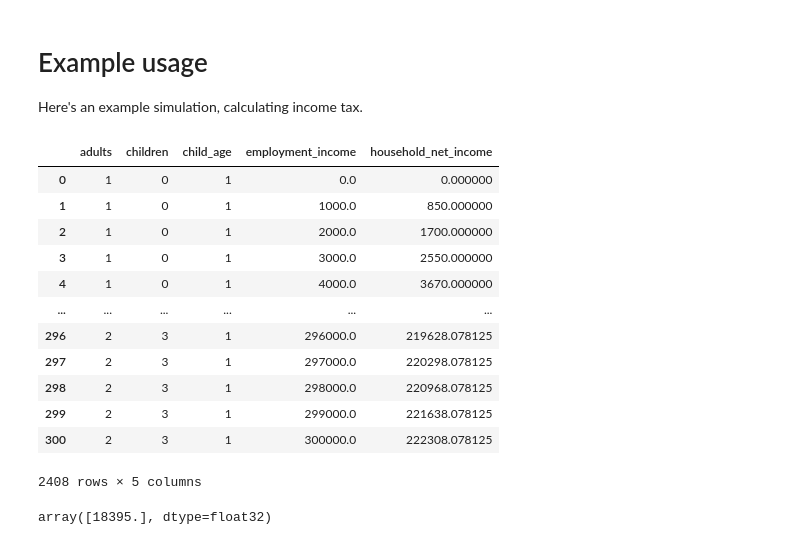
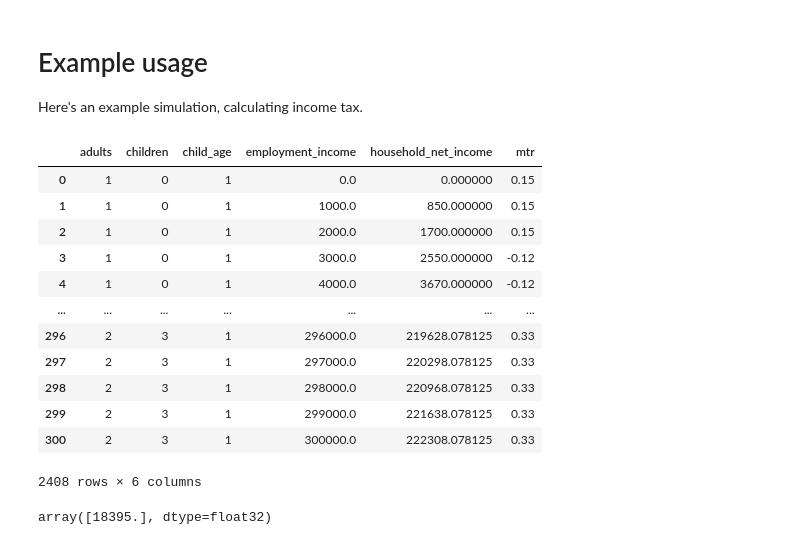
Before and after one commit to PolicyEngine/policyengine-canada, a Jupyter notebook: docs/household_net_income.ipynb, the cells around one changed output. Cells and saved outputs as stored; diff of their text form; code cells hidden in the pictures.

Commit message:
marginal tax rates

```diff
--- a/docs/household_net_income.ipynb
+++ b/docs/household_net_income.ipynb
@@ -26,47 +26,49 @@ def make_hh(adults, children, child_age):
         # Same impact for households with $250k+ income, so show up to $300k.
         # $1k increments.
         axes=[[dict(name="employment_income", count=301, min=0, max=300_000)]],
     )
 
+
 l = []
 for adults in [1, 2]:
-    for children in [0, 1, 2 , 3]:
+    for children in [0, 1, 2, 3]:
         for child_age in [1]:
             hh = make_hh(adults, children, child_age)
             baseline_hh = Simulation(situation=hh)
             l.append(
                 pd.DataFrame(
                     dict(
                         adults=adults,
                         children=children,
                         child_age=child_age,
                         # Reshape combined array to get head's varied earnings.
                         employment_income=baseline_hh.calculate(
                             "employment_income", YEAR
                         )[0 :: (adults + children)],
                         household_net_income=baseline_hh.calculate(
                             "household_net_income", YEAR
                         ),
+                        mtr=baseline_hh.calculate("marginal_tax_rate", YEAR)[0 :: (adults + children)],
                     )
                 )
             )
 
 df = pd.concat(l)
 df
 # %% [output]
-|  | adults | children | child_age | employment_income | household_net_income |
-| 0 | 1 | 0 | 1 | 0.0 | 0.000000 |
-| 1 | 1 | 0 | 1 | 1000.0 | 850.000000 |
-| 2 | 1 | 0 | 1 | 2000.0 | 1700.000000 |
-| 3 | 1 | 0 | 1 | 3000.0 | 2550.000000 |
-| 4 | 1 | 0 | 1 | 4000.0 | 3670.000000 |
-| ... | ... | ... | ... | ... | ... |
-| 296 | 2 | 3 | 1 | 296000.0 | 219628.078125 |
-| 297 | 2 | 3 | 1 | 297000.0 | 220298.078125 |
-| 298 | 2 | 3 | 1 | 298000.0 | 220968.078125 |
-| 299 | 2 | 3 | 1 | 299000.0 | 221638.078125 |
-| 300 | 2 | 3 | 1 | 300000.0 | 222308.078125 |
+|  | adults | children | child_age | employment_income | household_net_income | mtr |
+| 0 | 1 | 0 | 1 | 0.0 | 0.000000 | 0.15 |
+| 1 | 1 | 0 | 1 | 1000.0 | 850.000000 | 0.15 |
+| 2 | 1 | 0 | 1 | 2000.0 | 1700.000000 | 0.15 |
+| 3 | 1 | 0 | 1 | 3000.0 | 2550.000000 | -0.12 |
+| 4 | 1 | 0 | 1 | 4000.0 | 3670.000000 | -0.12 |
+| ... | ... | ... | ... | ... | ... | ... |
+| 296 | 2 | 3 | 1 | 296000.0 | 219628.078125 | 0.33 |
+| 297 | 2 | 3 | 1 | 297000.0 | 220298.078125 | 0.33 |
+| 298 | 2 | 3 | 1 | 298000.0 | 220968.078125 | 0.33 |
+| 299 | 2 | 3 | 1 | 299000.0 | 221638.078125 | 0.33 |
+| 300 | 2 | 3 | 1 | 300000.0 | 222308.078125 | 0.33 |
-2408 rows × 5 columns
+2408 rows × 6 columns
 # %%
 from policyengine_canada import Simulation
 
```
Also changed, not shown: parts of 1 cell of this notebook, 2 other files.
